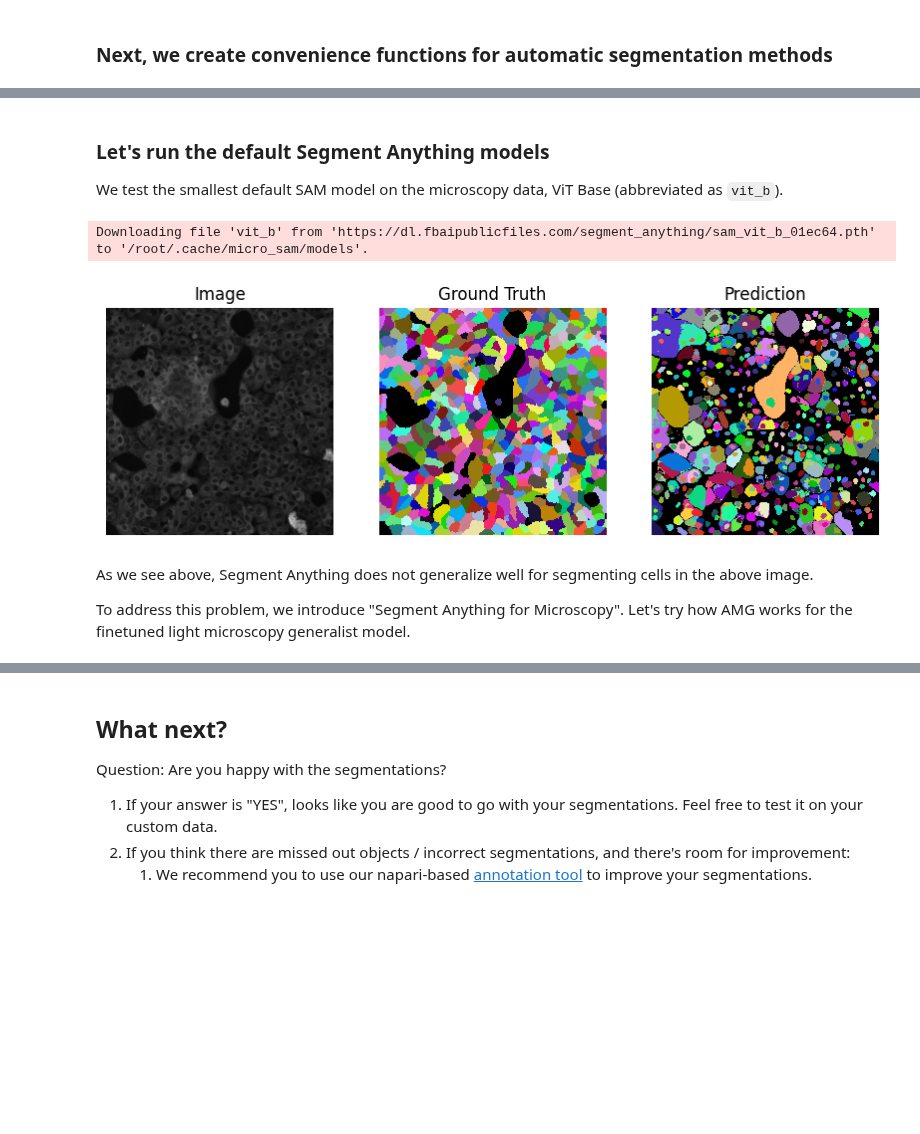
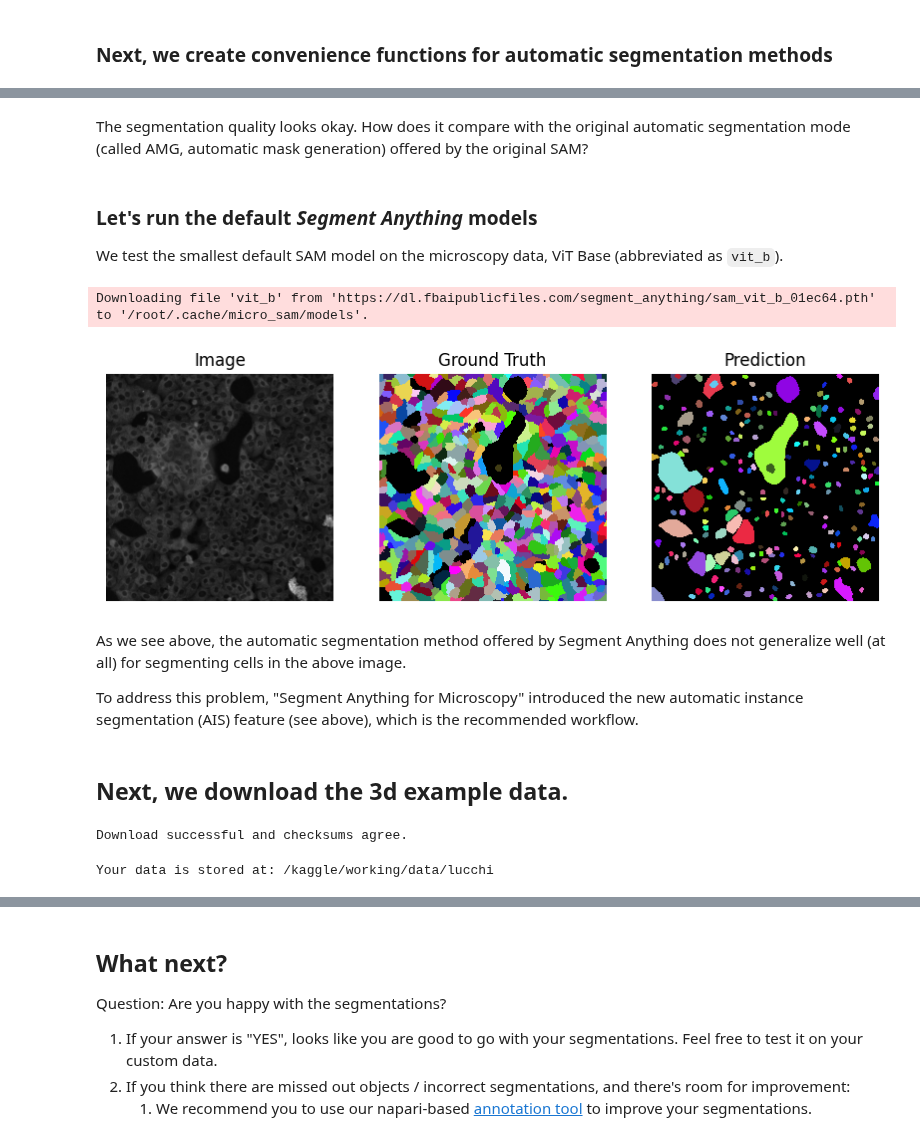
Before and after one commit to computational-cell-analytics/micro-sam, a Jupyter notebook: notebooks/automatic_segmentation.ipynb, the cells around one changed output, grey strips where cells are left out. Cells and saved outputs as stored; diff of their text form; code cells hidden in the pictures; blank space fills up the shorter version.

```diff
--- a/notebooks/automatic_segmentation.ipynb
+++ b/notebooks/automatic_segmentation.ipynb
@@ -121,10 +127,13 @@ We check out the example data visually with matplotlib and visualize the images
 # %%
 # Convenience function to plot images side-by-side
-def plot_samples(image, gt, segmentation=None):
+def plot_samples(image, gt, segmentation=None, enhance_image=True):
     n_images = 2 if segmentation is None else 3
     fig, ax = plt.subplots(1, n_images, figsize=(10, 10))
 
-    ax[0].imshow(_enhance_image(image, do_norm=True), cmap="gray")
+    if enhance_image:
+        image = _enhance_image(image, do_norm=True)
+
+    ax[0].imshow(image, cmap="gray")
     ax[0].axis("off")
     ax[0].set_title("Image")
 
@@ -158,6 +167,7 @@ for sample_path in sample_paths:
 # %%
 def run_automatic_instance_segmentation(
     image: np.ndarray,
+    ndim: int,
     checkpoint_path: Optional[Union[os.PathLike, str]] = None,
     model_type: str = "vit_b_lm",
     device: Optional[Union[str, torch.device]] = None,
@@ -170,6 +180,7 @@ def run_automatic_instance_segmentation(
 
     Args:
         image: The input image.
+        ndim: The number of dimensions for the input data.
         checkpoint_path: The path to stored checkpoints.
         model_type: The choice of the `µsam` model.
         device: The device to run the model inference.
@@ -193,7 +204,7 @@ def run_automatic_instance_segmentation(
         predictor=predictor,  # the predictor for the Segment Anything model.
         segmenter=segmenter,  # the segmenter class responsible for generating predictions.
         input_path=image,  # the filepath to image or the input array for automatic segmentation.
-        ndim=2,  # the number of input dimensions.
+        ndim=ndim,  # the number of input dimensions.
         tile_shape=tile_shape,  # the tile shape for tiling-based prediction.
         halo=halo,  # the overlap shape for tiling-based prediction.
     )
@@ -203,8 +214,9 @@ def run_automatic_instance_segmentation(
 
 def run_automatic_mask_generation(
     image: np.ndarray,
+    ndim: int,
     checkpoint_path: Optional[Union[os.PathLike, str]] = None,
-    model_type: str = "vit_b_lm",
+    model_type: str = "vit_b",
     device: Optional[Union[str, torch.device]] = None,
     tile_shape: Optional[Tuple[int, int]] = None,
     halo: Optional[Tuple[int, int]] = None,
@@ -215,6 +227,7 @@ def run_automatic_mask_generation(
 
     Args:
         image: The input image.
+        ndim: The number of dimensions for the input data.
         checkpoint_path: The path to stored checkpoints.
         model_type: The choice of the SAM / `µsam` model.
         device: The device to run the model inference.
@@ -238,7 +251,7 @@ def run_automatic_mask_generation(
         predictor=predictor,  # the predictor for the Segment Anything model.
         segmenter=segmenter,  # the segmenter class responsible for generating predictions.
         input_path=image,  # the filepath to image or the input array for automatic segmentation.
-        ndim=2,  # the number of input dimensions.
+        ndim=ndim,  # the number of input dimensions.
         tile_shape=tile_shape,  # the tile shape for tiling-based prediction.
         halo=halo,  # the overlap shape for tiling-based prediction.
     )
@@ -246,0 +266,16 @@ def run_automatic_mask_generation(
+# %%
+model_choice = "vit_b_lm"
+
+for sample_path in sample_paths:
+    with h5py.File(sample_path, "r") as f:
+        raw = f["raw/serum_IgG/s0"][:]
+        labels = f["labels/cells/s0"][:]
+
+    # NOTE: If you have large images, we recommend using tiling for automatic segmentation.
+    # eg. for a training patch size of (512, 512), you can provide the following example combination:
+    # 'tile_shape=(384, 384). halo=(64, 64)' for running automatic segmentation over tiles.
+    prediction = run_automatic_instance_segmentation(raw, ndim=2, model_type=model_choice)
+
+    plot_samples(image=raw, gt=labels, segmentation=prediction)
+
+    break  # comment this out in case you want to visualize all images
@@ -247,27 +286,40 @@ def run_automatic_mask_generation(
+# %% [markdown]
+The segmentation quality looks okay. How does it compare with the original automatic segmentation mode (called AMG, automatic mask generation) offered by the original SAM?
 # %% [markdown]
-### Let's run the default Segment Anything models
+### Let's run the default *Segment Anything* models
 
 We test the smallest default SAM model on the microscopy data, ViT Base (abbreviated as `vit_b`).
 # %%
+# For consistency, we choose the same configuration of the original model.
+
 model_choice = "vit_b"
 
 for sample_path in sample_paths:
     with h5py.File(sample_path, "r") as f:
         raw = f["raw/serum_IgG/s0"][:]
         labels = f["labels/cells/s0"][:]
 
     # NOTE: If you have large images, we recommend using tiling for automatic segmentation.
     # eg. for a training patch size of (512, 512), you can provide the following example combination:
     # 'tile_shape=(384, 384). halo=(64, 64)' for running automatic segmentation over tiles.
-    prediction = run_automatic_mask_generation(raw, model_type=model_choice)
+    prediction = run_automatic_mask_generation(raw, ndim=2, model_type=model_choice)
 
     plot_samples(image=raw, gt=labels, segmentation=prediction)
 
     break  # comment this out in case you want to visualize all images
 # %% [output]
 Downloading file 'vit_b' from 'https://dl.fbaipublicfiles.com/segment_anything/sam_vit_b_01ec64.pth' to '/root/.cache/micro_sam/models'.
-[figure, old version]
+[figure, new version]
 # %% [markdown]
-As we see above, Segment Anything does not generalize well for segmenting cells in the above image.
+As we see above, the automatic segmentation method offered by Segment Anything does not generalize well (at all) for segmenting cells in the above image.
 
-To address this problem, we introduce "Segment Anything for Microscopy". Let's try how AMG works for the finetuned light microscopy generalist model.
+To address this problem, "Segment Anything for Microscopy" introduced the new automatic instance segmentation (AIS) feature (see above), which is the recommended workflow.
+# %% [markdown]
+## Next, we download the 3d example data.
+# %%
+data_dir = os.path.join(root_dir, "data", "lucchi")
+volume_path = get_lucchi_paths(path=data_dir, split="train", download=True)
+print(f"Your data is stored at: {data_dir}")
+# %% [output]
+Download successful and checksums agree.
+Your data is stored at: /kaggle/working/data/lucchi
```
Also changed, not shown: parts of 28 cells of this notebook, 2 other files.
